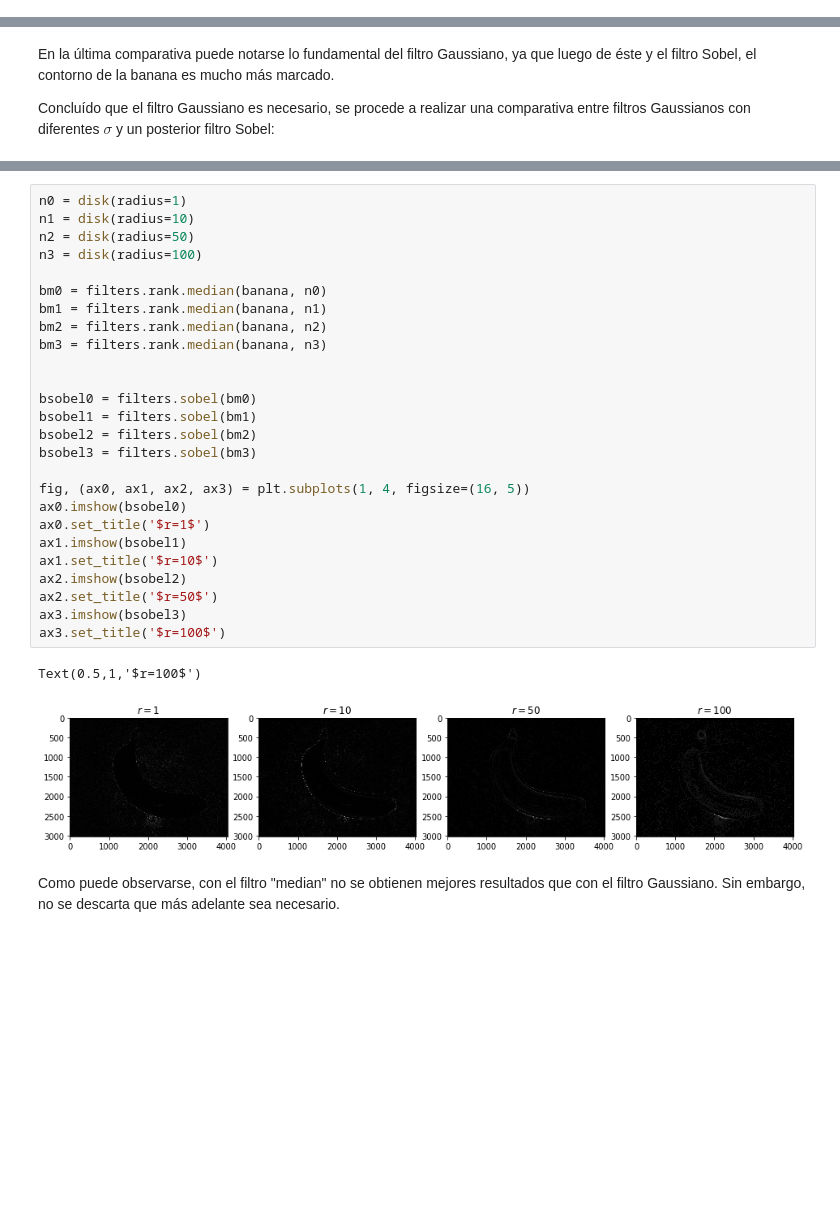
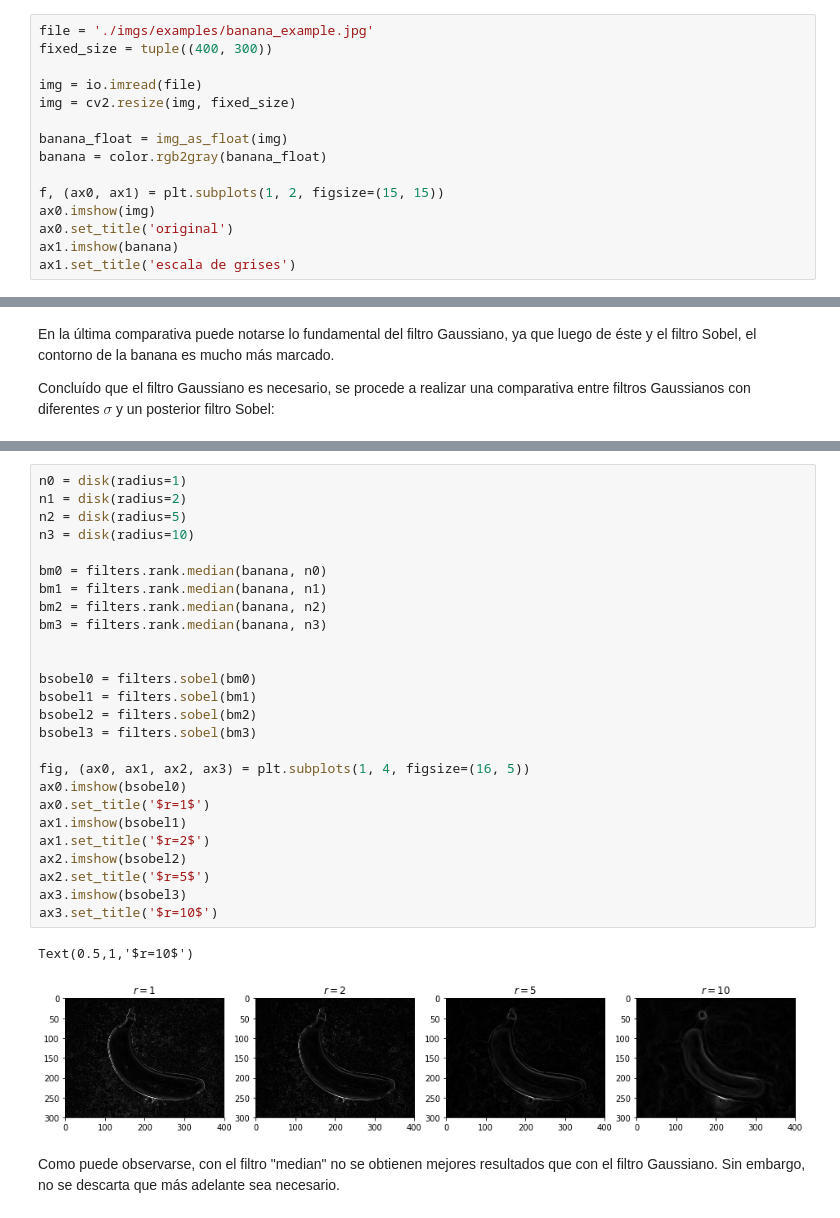
Before and after one commit to gonzafernan/fruit-classifier, a Jupyter notebook: 02-filtracion.ipynb, the cells around one changed output, grey strips where cells are left out. Saved outputs shown, nothing was run; the diff lists cells and outputs as text; blank space fills up the shorter version.

```diff
--- a/02-filtracion.ipynb
+++ b/02-filtracion.ipynb
@@ -26,0 +19,15 @@ plt.imshow(banana)
+# %%
+file = './imgs/examples/banana_example.jpg'
+fixed_size = tuple((400, 300))
+
+img = io.imread(file)
+img = cv2.resize(img, fixed_size)
+
+banana_float = img_as_float(img)
+banana = color.rgb2gray(banana_float)
+
+f, (ax0, ax1) = plt.subplots(1, 2, figsize=(15, 15))
+ax0.imshow(img)
+ax0.set_title('original')
+ax1.imshow(banana)
+ax1.set_title('escala de grises')
@@ -333,32 +343,32 @@ Dado los resultados anteriores, se podría estimar que es necesario un $\sigma$
 A continuación se realiza el mismo análisis pero para filtro "median", con el fin de elegir el más adecuado al problema.
 # %%
 n0 = disk(radius=1)
-n1 = disk(radius=10)
-n2 = disk(radius=50)
-n3 = disk(radius=100)
+n1 = disk(radius=2)
+n2 = disk(radius=5)
+n3 = disk(radius=10)
 
 bm0 = filters.rank.median(banana, n0)
 bm1 = filters.rank.median(banana, n1)
 bm2 = filters.rank.median(banana, n2)
 bm3 = filters.rank.median(banana, n3)
 
 
 bsobel0 = filters.sobel(bm0)
 bsobel1 = filters.sobel(bm1)
 bsobel2 = filters.sobel(bm2)
 bsobel3 = filters.sobel(bm3)
 
 fig, (ax0, ax1, ax2, ax3) = plt.subplots(1, 4, figsize=(16, 5))
 ax0.imshow(bsobel0)
 ax0.set_title('$r=1$')
 ax1.imshow(bsobel1)
-ax1.set_title('$r=10$')
+ax1.set_title('$r=2$')
 ax2.imshow(bsobel2)
-ax2.set_title('$r=50$')
+ax2.set_title('$r=5$')
 ax3.imshow(bsobel3)
-ax3.set_title('$r=100$')
+ax3.set_title('$r=10$')
 # %% [output]
-Text(0.5,1,'$r=100$')
+Text(0.5,1,'$r=10$')
-[figure, old version]
+[figure, new version]
 # %% [markdown]
 Como puede observarse, con el filtro "median" no se obtienen mejores resultados que con el filtro Gaussiano. Sin embargo, no se descarta que más adelante sea necesario.
```
Also changed, not shown: parts of 18 cells of this notebook, 3 other files.
